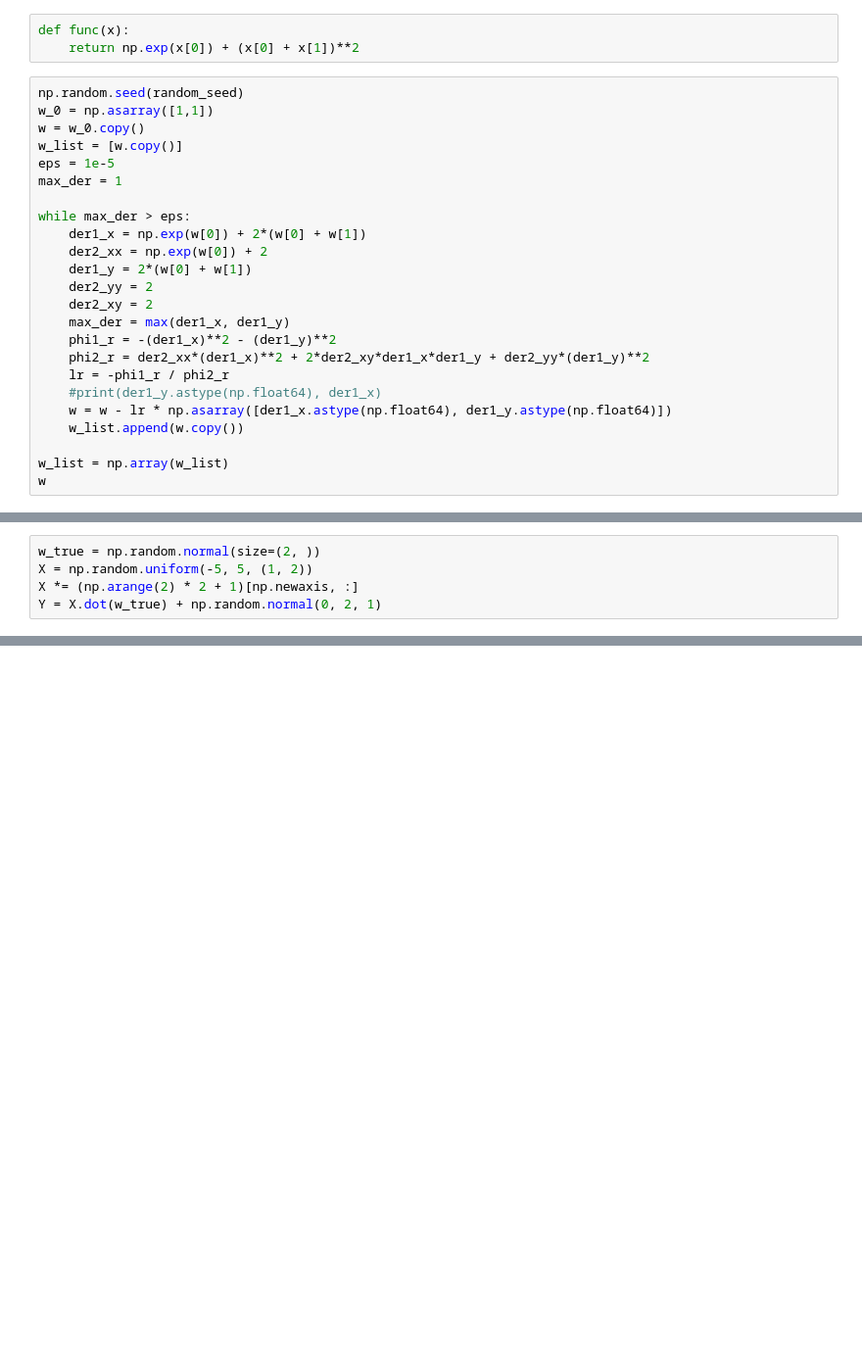
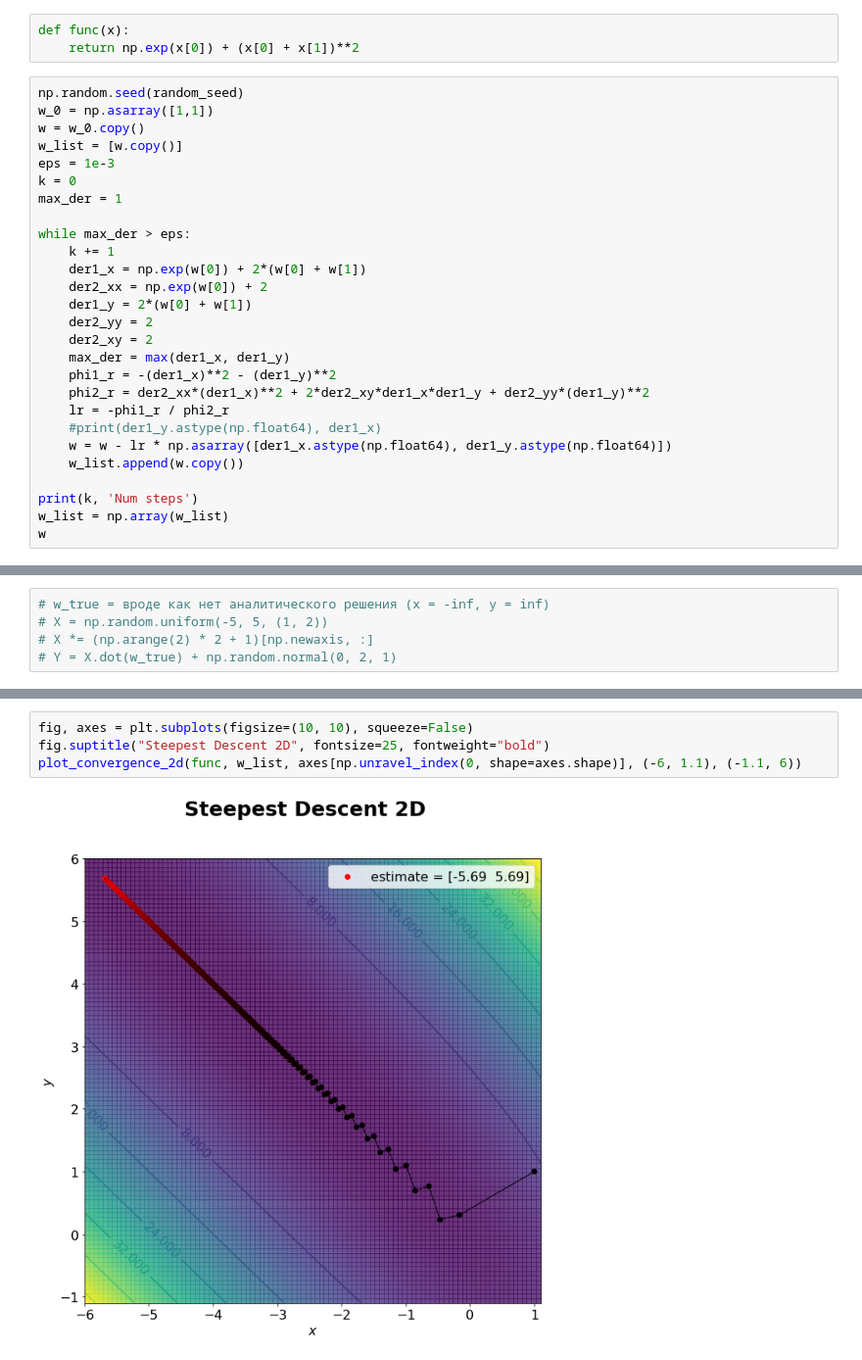
Before and after one commit to Espenario/----------------, a Jupyter notebook: laba6/main.ipynb, the cells around one changed output, grey strips where cells are left out. Shown at 98% size. Drawn from its saved outputs; the diff is of its cells as text; blank space fills up the shorter version.

```diff
--- a/laba6/main.ipynb
+++ b/laba6/main.ipynb
@@ -17,10 +17,12 @@ np.random.seed(random_seed)
 w_0 = np.asarray([1,1])
 w = w_0.copy()
 w_list = [w.copy()]
-eps = 1e-5
+eps = 1e-3
+k = 0
 max_der = 1
 
 while max_der > eps:
+    k += 1
     der1_x = np.exp(w[0]) + 2*(w[0] + w[1])
     der2_xx = np.exp(w[0]) + 2
     der1_y = 2*(w[0] + w[1])
@@ -34,6 +36,7 @@ while max_der > eps:
     w = w - lr * np.asarray([der1_x.astype(np.float64), der1_y.astype(np.float64)])
     w_list.append(w.copy())
 
+print(k, 'Num steps')
 w_list = np.array(w_list)
 w
 # %% [output]
@@ -41,6 +45,6 @@ array([-10.29205045,  10.29206265])
 # %%
-w_true = np.random.normal(size=(2, ))
-X = np.random.uniform(-5, 5, (1, 2))
-X *= (np.arange(2) * 2 + 1)[np.newaxis, :]
-Y = X.dot(w_true) + np.random.normal(0, 2, 1)
+# w_true = вроде как нет аналитического решения (x = -inf, y = inf)
+# X = np.random.uniform(-5, 5, (1, 2))
+# X *= (np.arange(2) * 2 + 1)[np.newaxis, :]
+# Y = X.dot(w_true) + np.random.normal(0, 2, 1)
 # %%
@@ -75,0 +124,6 @@ plt.show()
+# %%
+fig, axes = plt.subplots(figsize=(10, 10), squeeze=False)
+fig.suptitle("Steepest Descent 2D", fontsize=25, fontweight="bold")
+plot_convergence_2d(func, w_list, axes[np.unravel_index(0, shape=axes.shape)], (-6, 1.1), (-1.1, 6))
+# %% [output]
+[figure, added]
```
Also changed, not shown: parts of 3 cells of this notebook, 5 other files.
